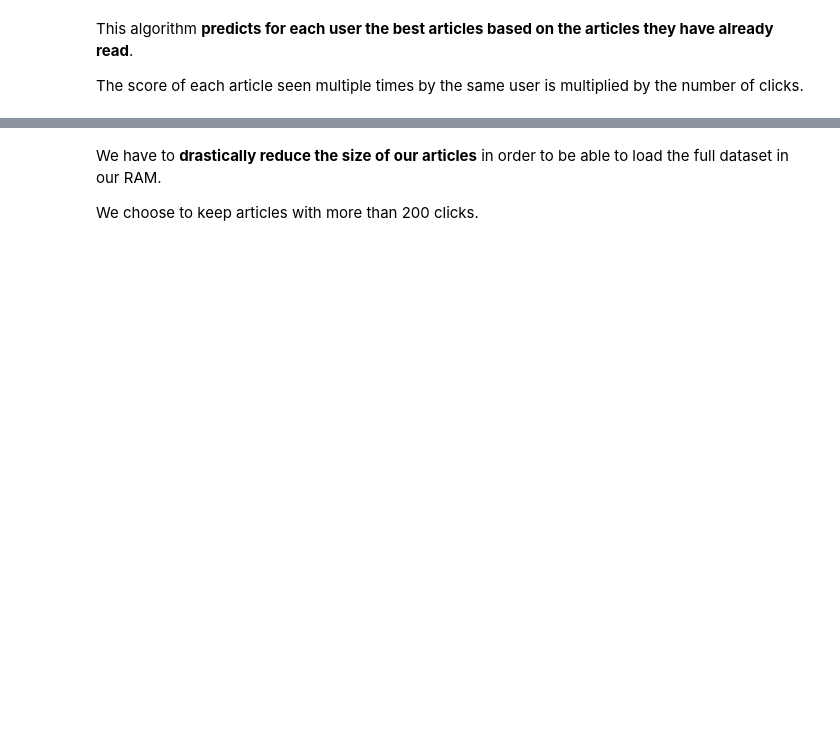
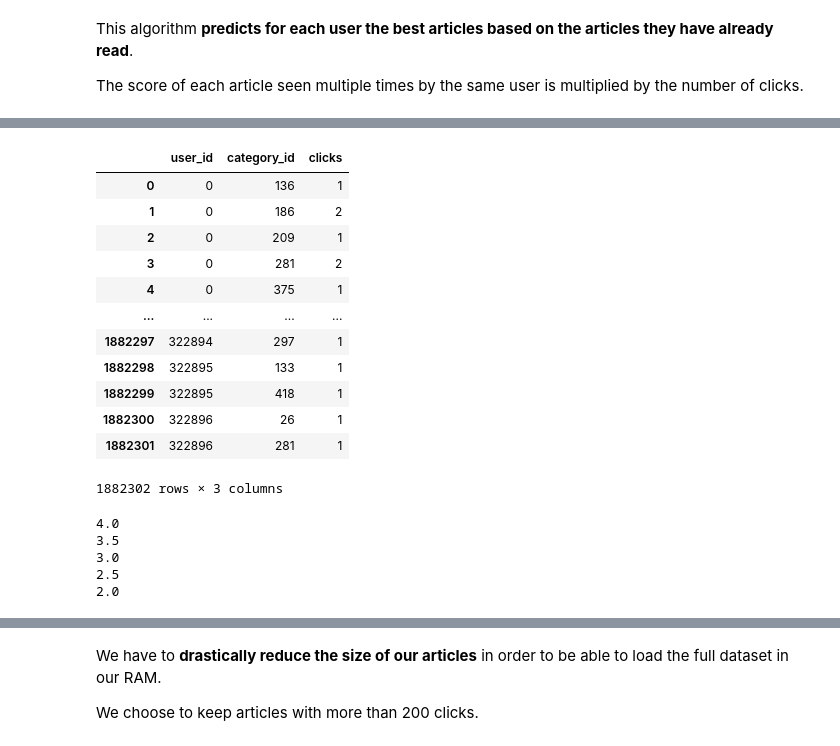
Before and after one commit to octave-ati/Designing-a-Recommendation-Model, a Jupyter notebook: P9_01_Notebook.ipynb, the cells around one changed output, grey strips where cells are left out. Saved outputs shown, nothing was run; the diff lists cells and outputs as text; code cells hidden in the pictures; blank space fills up the shorter version.

```diff
--- a/P9_01_Notebook.ipynb
+++ b/P9_01_Notebook.ipynb
@@ -538,3 +573,10 @@ The performance metrics are the best overall with :
+# %%
+with open('Data/azure/predictions.pkl','wb') as file:
+    dill.dump(pred,file)
+with open('Data/model.pkl','wb') as file:
+    dill.dump(model,file)
+with open('Data/df_SVD.pkl','wb') as file:
+    dill.dump(df, file)
 # %% [markdown]
 Now that we have developped Collaborative Filtering algorithms, we need to use the predictions to actually return the required five articles.
 
@@ -1052,6 +1045,18 @@ with open('Data/azure/article_ref.pkl', 'wb') as file:
     dill.dump(article_ref,file)
 with open('Data/azure/cosine_similarities.pkl', 'wb') as file:
     dill.dump(cosine_similarities,file)
+with open('Data/azure/articles_categ.pkl', 'wb') as file:
+    dill.dump(articles_categ, file)
+# %%
+with open('Data/azure/articles_categ.pkl', 'wb') as file:
+    dill.dump(articles_categ, file)
+# %%
+with open('Data/azure/users.pkl', 'rb') as file:
+    users = dill.load(file)
+with open('Data/azure/article_ref.pkl', 'rb') as file:
+    article_ref = dill.load(file)
+with open('Data/azure/cosine_similarities.pkl', 'rb') as file:
+    cosine_similarities = dill.load(file)
 # %% [markdown]
 This algorithm **predicts for each user the best articles based on the articles they have already read**.
 
@@ -1058,0 +1068,30 @@ The score of each article seen multiple times by the same user is multiplied by
+# %%
+user_categories = users.rename(columns={'click_article_id': 'article_id'}).merge(articles_categ, on='article_id', how='inner')
+
+user_categories = user_categories.drop(columns='article_id').groupby(['user_id', 'category_id']).sum().reset_index()
+
+user_categories
+# %% [output]
+|  | user_id | category_id | clicks |
+| 0 | 0 | 136 | 1 |
+| 1 | 0 | 186 | 2 |
+| 2 | 0 | 209 | 1 |
+| 3 | 0 | 281 | 2 |
+| 4 | 0 | 375 | 1 |
+| ... | ... | ... | ... |
+| 1882297 | 322894 | 297 | 1 |
+| 1882298 | 322895 | 133 | 1 |
+| 1882299 | 322895 | 418 | 1 |
+| 1882300 | 322896 | 26 | 1 |
+| 1882301 | 322896 | 281 | 1 |
+1882302 rows × 3 columns
+# %%
+#Defining scores for each predicted categories:
+for i in range(5):
+    print((8-i)/2)
+# %% [output]
+4.0
+3.5
+3.0
+2.5
+2.0
```
Also changed, not shown: parts of 18 cells of this notebook, 4 other files.
